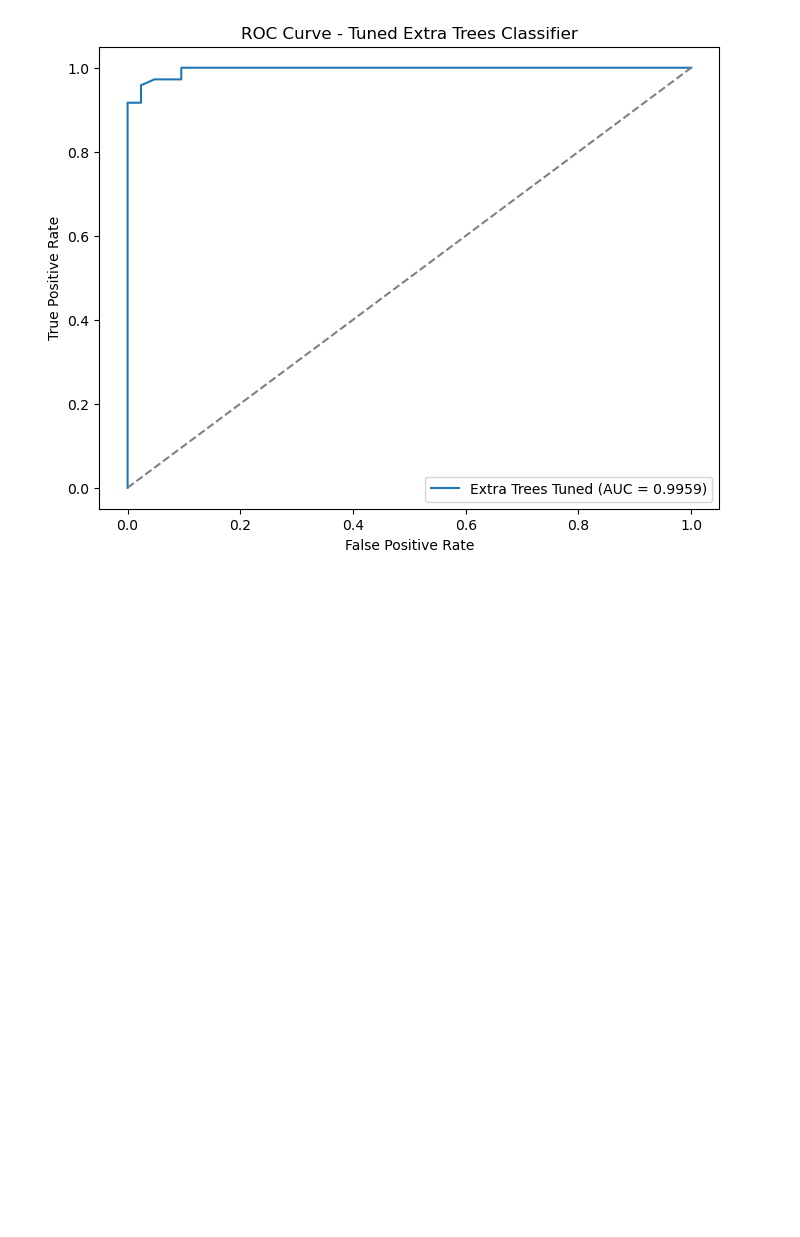
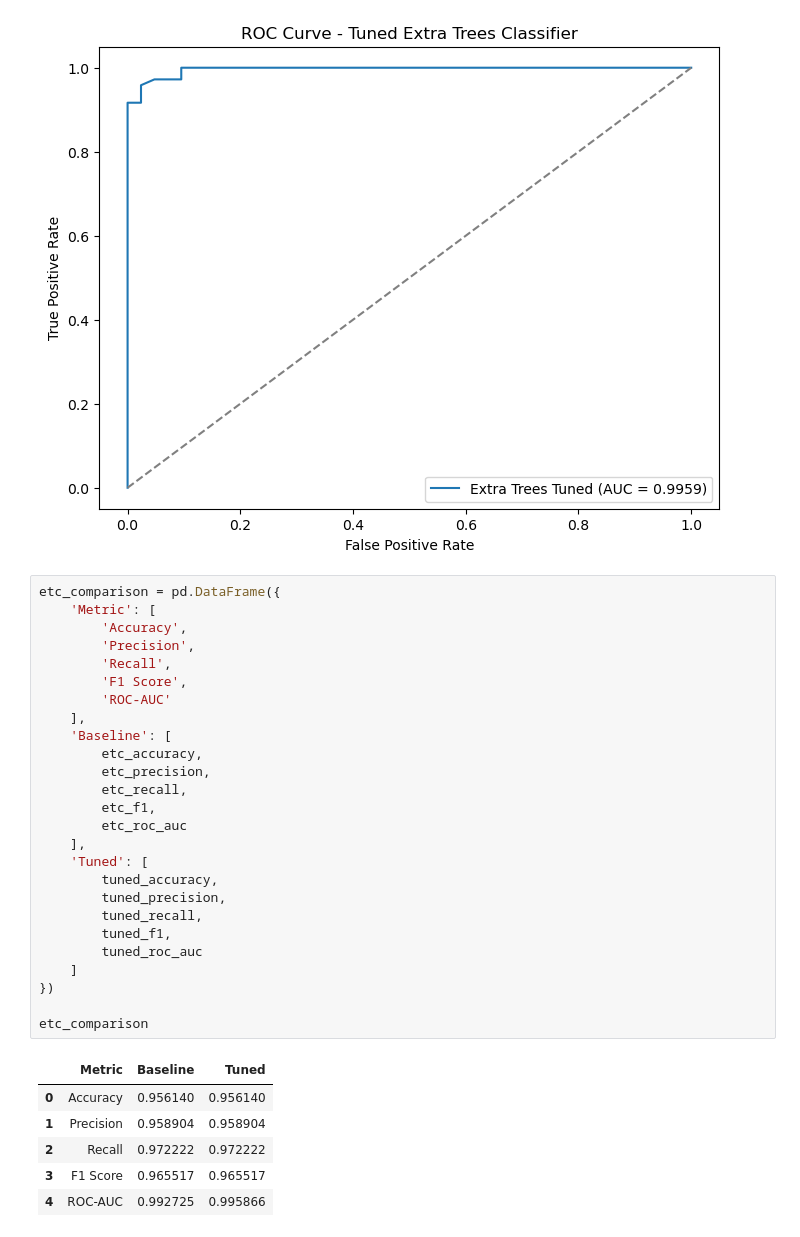
Before and after one commit to Gyrith/Machine-Learning-Models, a Jupyter notebook: Supervised Learning/ExtraTrees.ipynb, the cells around one changed output. Saved outputs shown, nothing was run; the diff lists cells and outputs as text; blank space fills up the shorter version.

```diff
--- a/Supervised Learning/ExtraTrees.ipynb
+++ b/Supervised Learning/ExtraTrees.ipynb
@@ -805,3 +805,36 @@ plt.legend()
 plt.show()
 # %% [output]
 [figure]
+# %%
+etc_comparison = pd.DataFrame({
+    'Metric': [
+        'Accuracy',
+        'Precision',
+        'Recall',
+        'F1 Score',
+        'ROC-AUC'
+    ],
+    'Baseline': [
+        etc_accuracy,
+        etc_precision,
+        etc_recall,
+        etc_f1,
+        etc_roc_auc
+    ],
+    'Tuned': [
+        tuned_accuracy,
+        tuned_precision,
+        tuned_recall,
+        tuned_f1,
+        tuned_roc_auc
+    ]
+})
+
+etc_comparison
+# %% [output]
+|  | Metric | Baseline | Tuned |
+| 0 | Accuracy | 0.956140 | 0.956140 |
+| 1 | Precision | 0.958904 | 0.958904 |
+| 2 | Recall | 0.972222 | 0.972222 |
+| 3 | F1 Score | 0.965517 | 0.965517 |
+| 4 | ROC-AUC | 0.992725 | 0.995866 |
```
Also changed, not shown: parts of 3 cells of this notebook, 5 other files.
